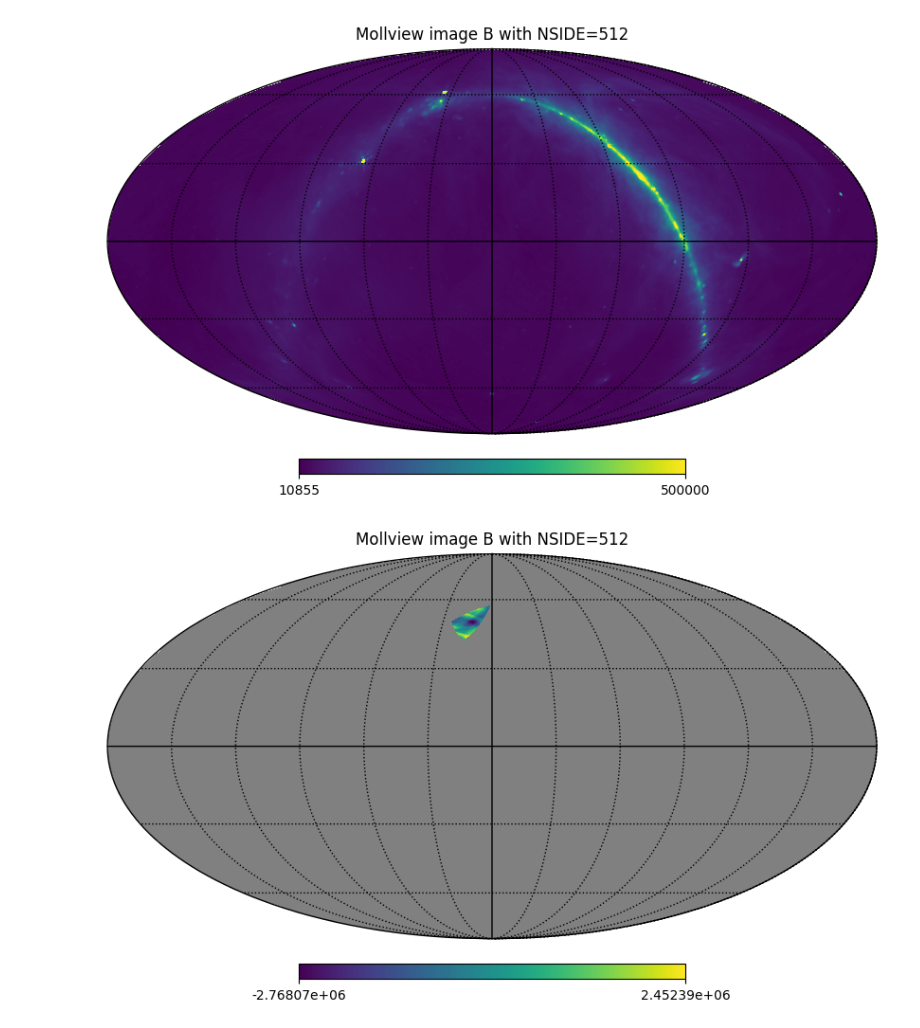
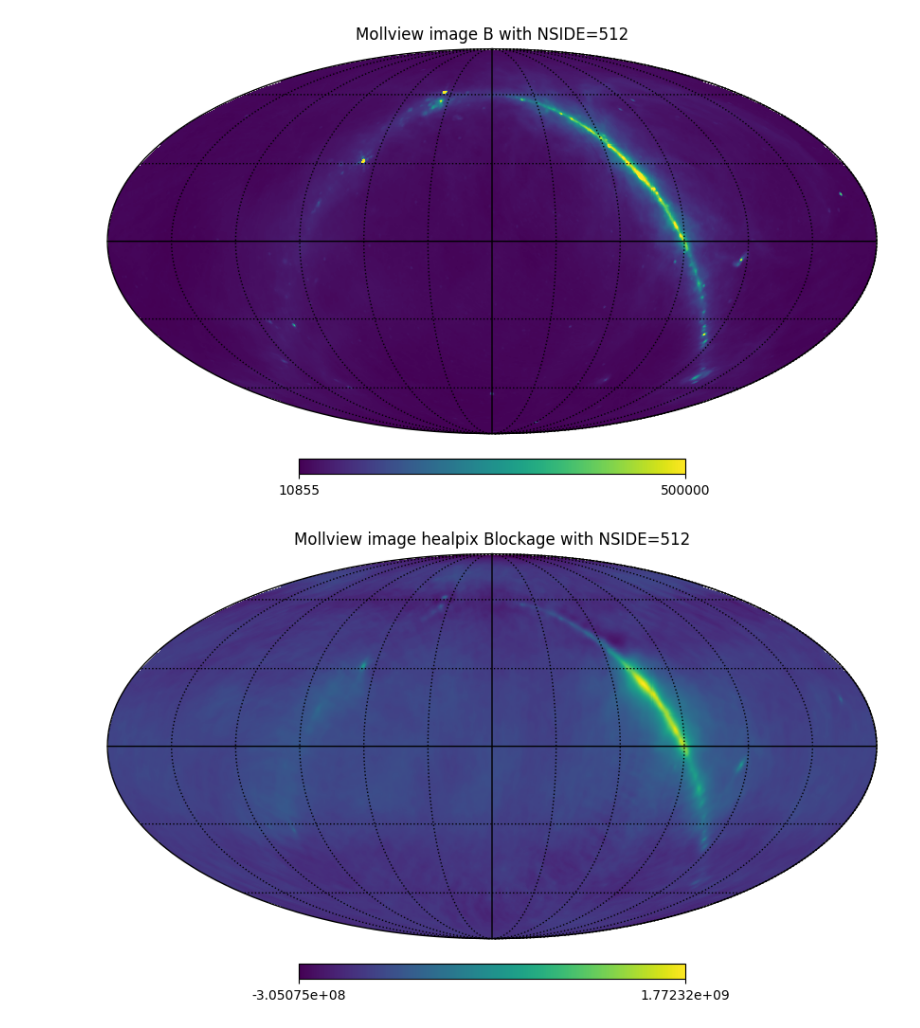
Before and after one commit to SSshuishui/viss_optimize_3d, a Jupyter notebook: healpix3d_blockage.ipynb, the cells around one changed output. Cells and saved outputs as stored; diff of their text form; code cells hidden in the pictures.

```diff
--- a/healpix3d_blockage.ipynb
+++ b/healpix3d_blockage.ipynb
@@ -26,16 +26,21 @@ plt.show()
 # %% [output]
 [figure]
 # %%
+total_data = np.loadtxt("./3dblockage/C1day1M.txt")
 
-file_path = f"./3dblockage/C324day1M.txt"
-data = np.loadtxt(file_path)
+# 读取并累加450个文件
+for i in range(2, 451):
+    file_path = f"./3dblockage/C{i}day1M.txt"
+    data = np.loadtxt(file_path)
 
-# 检查数据是否全为nan
-if not np.isnan(data).all():
+    # 将nan值转换为0
+    data = np.nan_to_num(data)
+
+    # 累加数据
     total_data += data
 
-hp.mollview(total_data, nest=True, title="Mollview image B with NSIDE=512")
+hp.mollview(total_data, nest=True, title="Mollview image healpix Blockage with NSIDE=512")
 hp.graticule()  # 添加经纬线
 plt.show()
 # %% [output]
-[figure, old version]
+[figure, new version]
```
Also changed, not shown: parts of 1 cell of this notebook, 7 other files.
